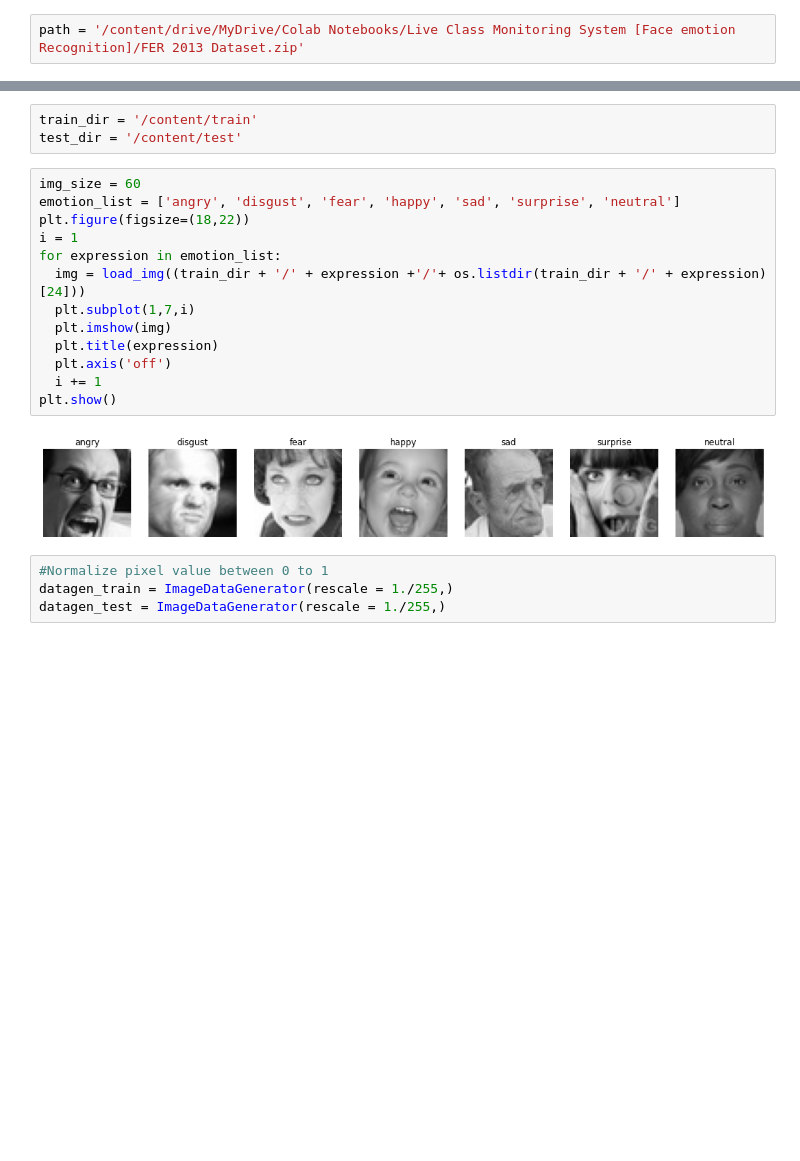
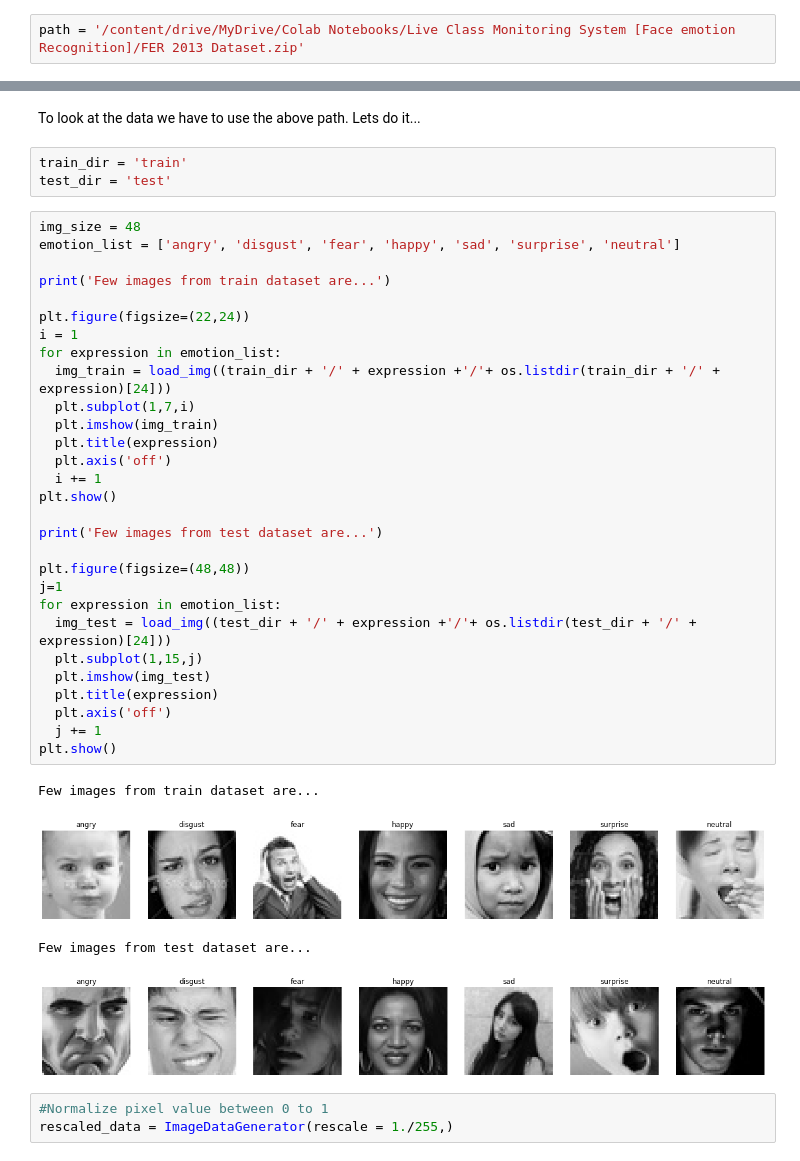
Before and after one commit to kiran2424/Live-Class-Monitoring-System-Face-emotion-Recognition-, a Jupyter notebook: Captstone_Project_5_Live_Class_Monitoring_System_[Face_emotion_Recognition]_.ipynb, the cells around one changed output, grey strips where cells are left out. Cells and saved outputs as stored; diff of their text form; blank space fills up the shorter version.

```diff
--- a/Captstone_Project_5_Live_Class_Monitoring_System_[Face_emotion_Recognition]_.ipynb
+++ b/Captstone_Project_5_Live_Class_Monitoring_System_[Face_emotion_Recognition]_.ipynb
@@ -60,22 +82,42 @@ with ZipFile(path , 'r') as Zip:
+# %% [markdown]
+To look at the data we have to use the above path. Lets do it...
 # %%
-train_dir = '/content/train'
-test_dir = '/content/test'
+train_dir = 'train'
+test_dir = 'test'
 # %%
-img_size = 60
+img_size = 48
 emotion_list = ['angry', 'disgust', 'fear', 'happy', 'sad', 'surprise', 'neutral']
-plt.figure(figsize=(18,22))
+
+print('Few images from train dataset are...')
+
+plt.figure(figsize=(22,24))
 i = 1
 for expression in emotion_list:
-  img = load_img((train_dir + '/' + expression +'/'+ os.listdir(train_dir + '/' + expression)[24]))
+  img_train = load_img((train_dir + '/' + expression +'/'+ os.listdir(train_dir + '/' + expression)[24]))
   plt.subplot(1,7,i)
-  plt.imshow(img)
+  plt.imshow(img_train)
   plt.title(expression)
   plt.axis('off')
   i += 1
 plt.show()
+
+print('Few images from test dataset are...')
+
+plt.figure(figsize=(48,48))
+j=1
+for expression in emotion_list:
+  img_test = load_img((test_dir + '/' + expression +'/'+ os.listdir(test_dir + '/' + expression)[24]))
+  plt.subplot(1,15,j)
+  plt.imshow(img_test)
+  plt.title(expression)
+  plt.axis('off')
+  j += 1
+plt.show()
 # %% [output]
+Few images from train dataset are...
-[figure, old version]
+[figure, new version]
+Few images from test dataset are...
+[figure, added]
 # %%
 #Normalize pixel value between 0 to 1
-datagen_train = ImageDataGenerator(rescale = 1./255,)
-datagen_test = ImageDataGenerator(rescale = 1./255,)
+rescaled_data = ImageDataGenerator(rescale = 1./255,)
```
Also changed, not shown: parts of 5 cells of this notebook.
